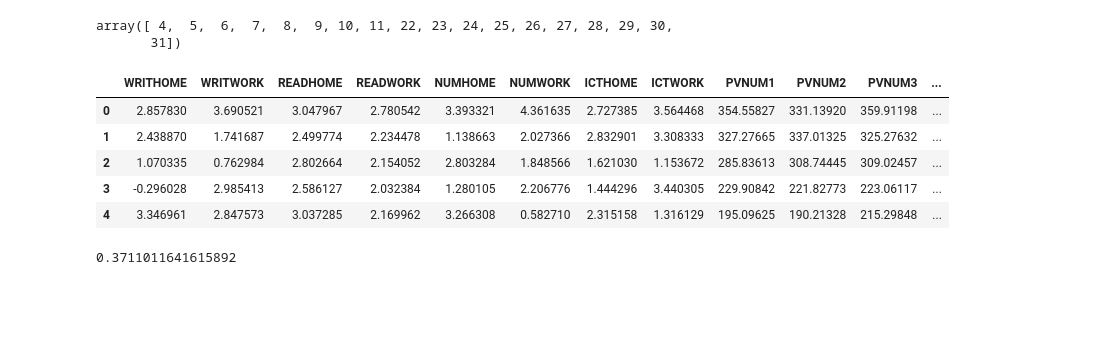
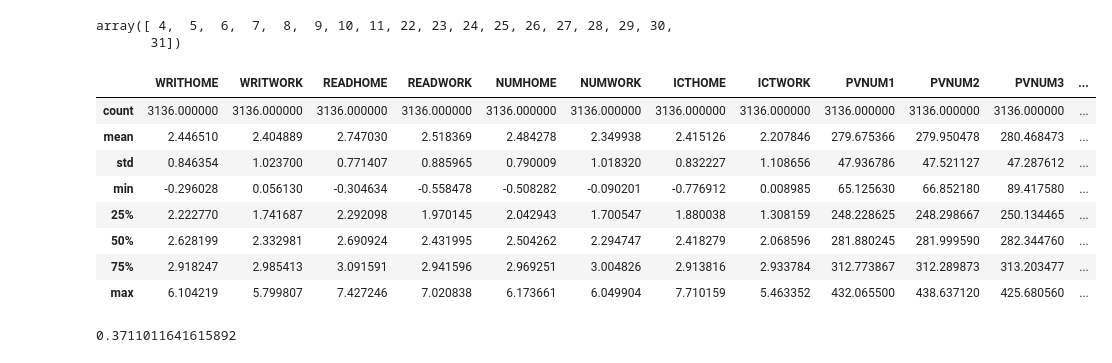
Before and after one commit to caryjim/PIAAC-Exploratory-Cluster-Analysis, a Jupyter notebook: PIAAC_Cluster_Analysis_draft.ipynb, the cells around one changed output. Drawn from its saved outputs; the diff is of its cells as text; code cells hidden in the pictures; blank space fills up the shorter version.

```diff
--- a/PIAAC_Cluster_Analysis_draft.ipynb
+++ b/PIAAC_Cluster_Analysis_draft.ipynb
@@ -637,14 +637,17 @@ array([ 4,  5,  6,  7,  8,  9, 10, 11, 22, 23, 24, 25, 26, 27, 28, 29, 30,
 # %%
 subset2 = data_cleaned.iloc[:, np.r_[4:12,22:32]]
 # %%
-subset2.head()
+subset2.describe()
 # %% [output]
 |  | WRITHOME | WRITWORK | READHOME | READWORK | NUMHOME | NUMWORK | ICTHOME | ICTWORK | PVNUM1 | PVNUM2 | PVNUM3 | ... |
-| 0 | 2.857830 | 3.690521 | 3.047967 | 2.780542 | 3.393321 | 4.361635 | 2.727385 | 3.564468 | 354.55827 | 331.13920 | 359.91198 | ... |
-| 1 | 2.438870 | 1.741687 | 2.499774 | 2.234478 | 1.138663 | 2.027366 | 2.832901 | 3.308333 | 327.27665 | 337.01325 | 325.27632 | ... |
-| 2 | 1.070335 | 0.762984 | 2.802664 | 2.154052 | 2.803284 | 1.848566 | 1.621030 | 1.153672 | 285.83613 | 308.74445 | 309.02457 | ... |
-| 3 | -0.296028 | 2.985413 | 2.586127 | 2.032384 | 1.280105 | 2.206776 | 1.444296 | 3.440305 | 229.90842 | 221.82773 | 223.06117 | ... |
-| 4 | 3.346961 | 2.847573 | 3.037285 | 2.169962 | 3.266308 | 0.582710 | 2.315158 | 1.316129 | 195.09625 | 190.21328 | 215.29848 | ... |
+| count | 3136.000000 | 3136.000000 | 3136.000000 | 3136.000000 | 3136.000000 | 3136.000000 | 3136.000000 | 3136.000000 | 3136.000000 | 3136.000000 | 3136.000000 | ... |
+| mean | 2.446510 | 2.404889 | 2.747030 | 2.518369 | 2.484278 | 2.349938 | 2.415126 | 2.207846 | 279.675366 | 279.950478 | 280.468473 | ... |
+| std | 0.846354 | 1.023700 | 0.771407 | 0.885965 | 0.790009 | 1.018320 | 0.832227 | 1.108656 | 47.936786 | 47.521127 | 47.287612 | ... |
+| min | -0.296028 | 0.056130 | -0.304634 | -0.558478 | -0.508282 | -0.090201 | -0.776912 | 0.008985 | 65.125630 | 66.852180 | 89.417580 | ... |
+| 25% | 2.222770 | 1.741687 | 2.292098 | 1.970145 | 2.042943 | 1.700547 | 1.880038 | 1.308159 | 248.228625 | 248.298667 | 250.134465 | ... |
+| 50% | 2.628199 | 2.332981 | 2.690924 | 2.431995 | 2.504262 | 2.294747 | 2.418279 | 2.068596 | 281.880245 | 281.999590 | 282.344760 | ... |
+| 75% | 2.918247 | 2.985413 | 3.091591 | 2.941596 | 2.969251 | 3.004826 | 2.913816 | 2.933784 | 312.773867 | 312.289873 | 313.203477 | ... |
+| max | 6.104219 | 5.799807 | 7.427246 | 7.020838 | 6.173661 | 6.049904 | 7.710159 | 5.463352 | 432.065500 | 438.637120 | 425.680560 | ... |
 # %%
 model2 = KMeans(n_clusters=3, init = 'k-means++', n_init=30, max_iter=300, random_state= 30).fit(subset2)
 # Array for cluster assignment from the five cluster result
```
Also changed, not shown: parts of 12 cells of this notebook.
